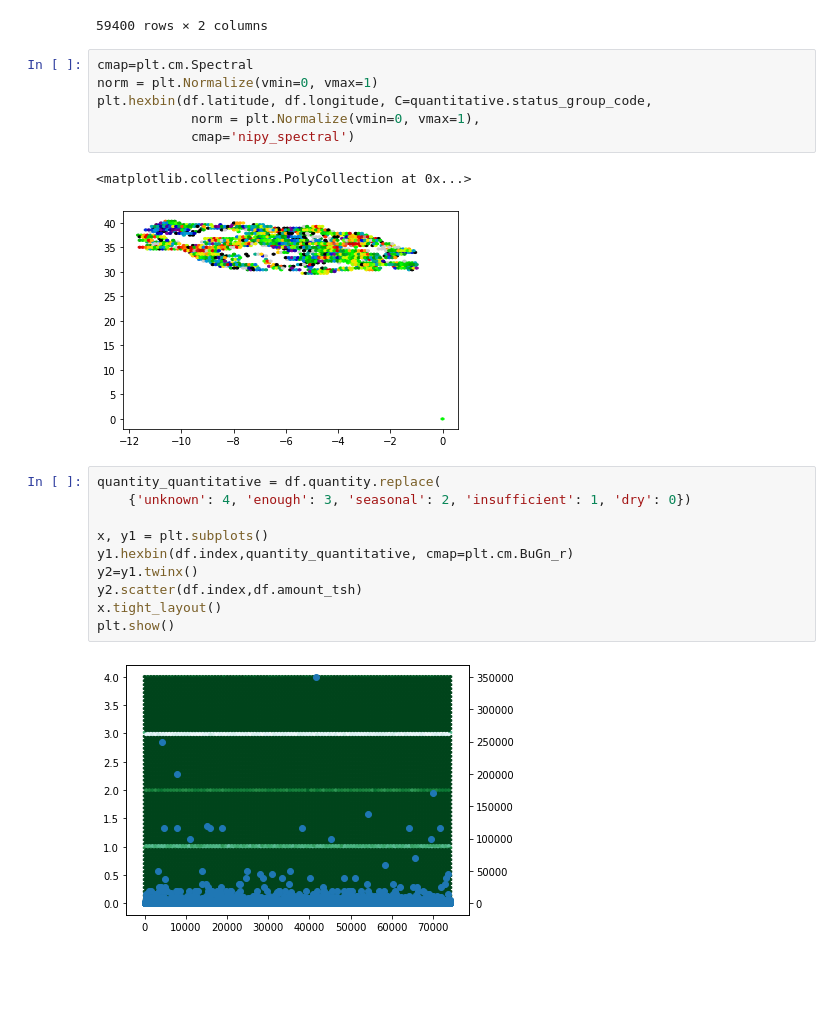
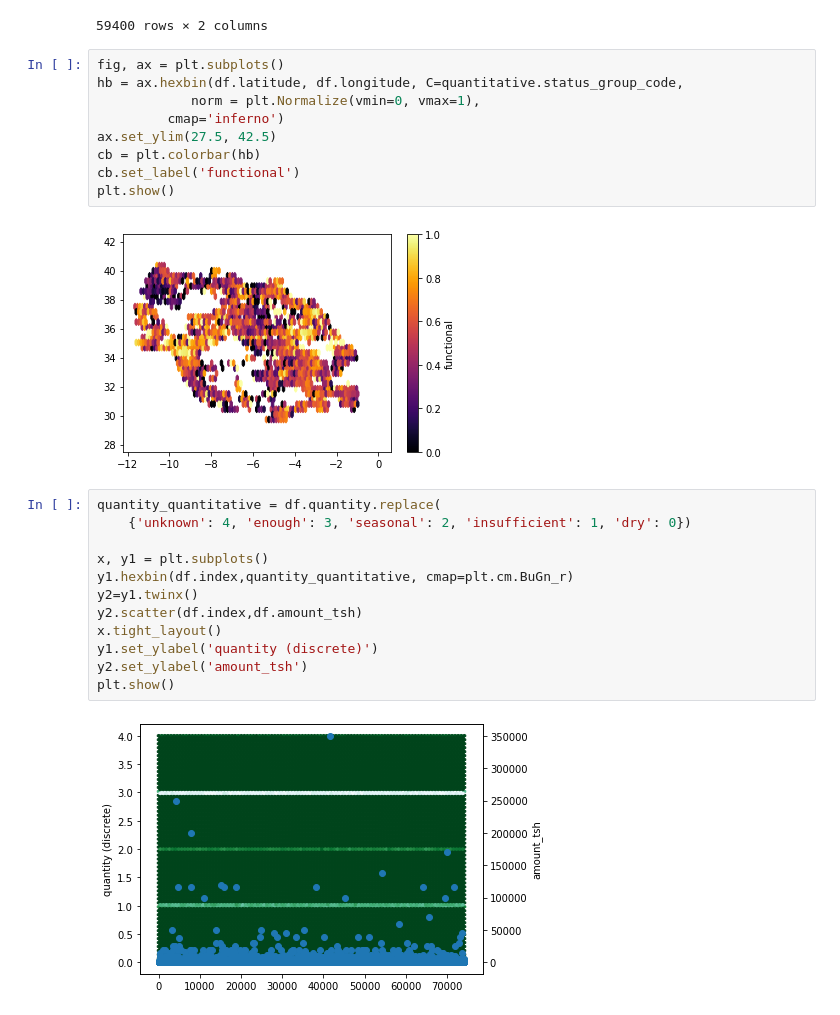
Before and after one commit to fleadsom/pumpItUp, a Jupyter notebook: pumpItUp_exploration.ipynb, the cells around one changed output. Saved outputs shown, nothing was run; the diff lists cells and outputs as text; blank space fills up the shorter version.

Commit message:
made graphs more readable

```diff
--- a/pumpItUp_exploration.ipynb
+++ b/pumpItUp_exploration.ipynb
@@ -97,23 +97,27 @@ display(quantitative)
 | 26348 | functional | 1.0 |
 59400 rows × 2 columns
 # %%
-cmap=plt.cm.Spectral
-norm = plt.Normalize(vmin=0, vmax=1)
-plt.hexbin(df.latitude, df.longitude, C=quantitative.status_group_code,
+fig, ax = plt.subplots()
+hb = ax.hexbin(df.latitude, df.longitude, C=quantitative.status_group_code,
             norm = plt.Normalize(vmin=0, vmax=1),
-            cmap='nipy_spectral')
+         cmap='inferno')
+ax.set_ylim(27.5, 42.5)
+cb = plt.colorbar(hb)
+cb.set_label('functional')
+plt.show()
 # %% [output]
-<matplotlib.collections.PolyCollection at 0x...>
-[figure, old version]
+[figure, new version]
 # %%
 quantity_quantitative = df.quantity.replace(
     {'unknown': 4, 'enough': 3, 'seasonal': 2, 'insufficient': 1, 'dry': 0})
 
 x, y1 = plt.subplots()
 y1.hexbin(df.index,quantity_quantitative, cmap=plt.cm.BuGn_r)
 y2=y1.twinx()
 y2.scatter(df.index,df.amount_tsh)
 x.tight_layout()
+y1.set_ylabel('quantity (discrete)')
+y2.set_ylabel('amount_tsh')
 plt.show()
 # %% [output]
-[figure, old version]
+[figure, new version]
```
